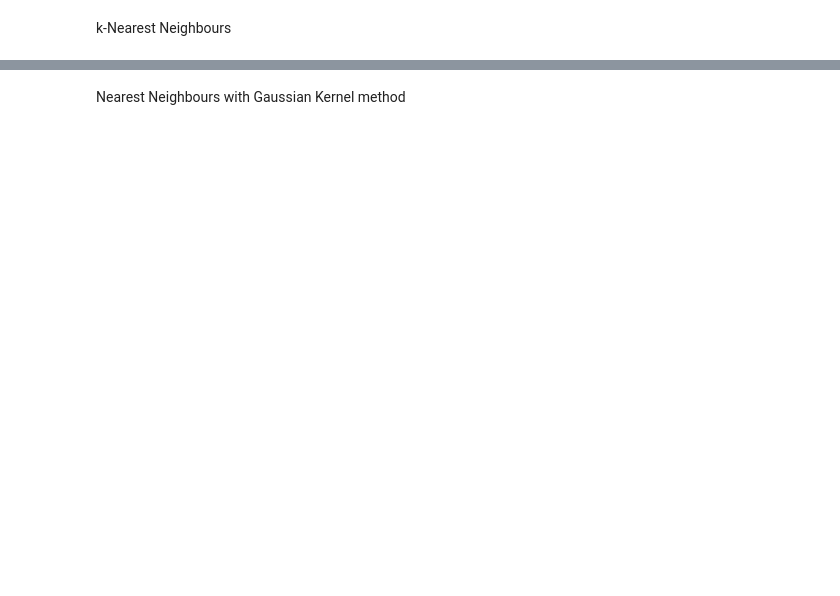
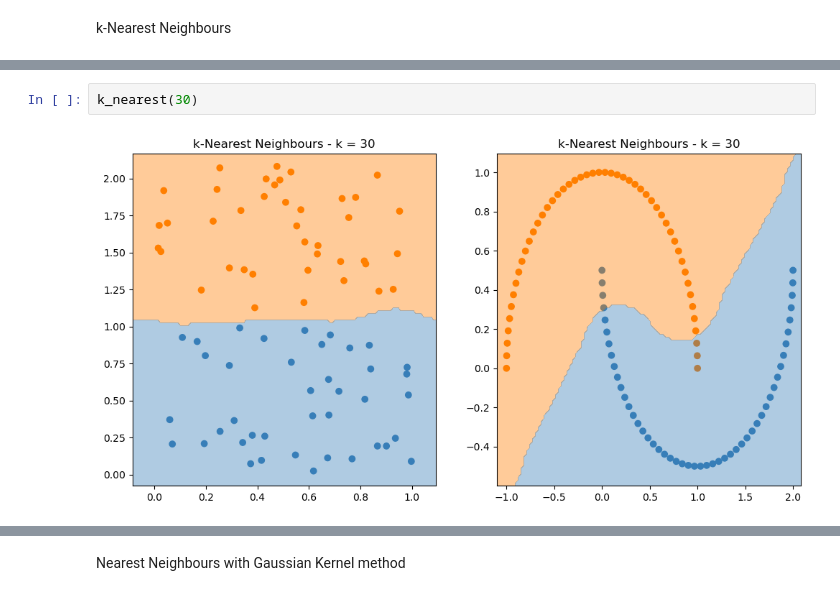
Before and after one commit to bmalick/machine-learning-grind, a Jupyter notebook: 01-machine-learning/08-nearest-neighbours/main.ipynb, the cells around one changed output, grey strips where cells are left out. Drawn from its saved outputs; the diff is of its cells as text; blank space fills up the shorter version.

```diff
--- a/01-machine-learning/08-nearest-neighbours/main.ipynb
+++ b/01-machine-learning/08-nearest-neighbours/main.ipynb
@@ -65,0 +66,4 @@ plt.show()
+# %%
+k_nearest(30)
+# %% [output]
+[figure, added]
```
Also changed, not shown: parts of 14 cells of this notebook, 3 other files.
